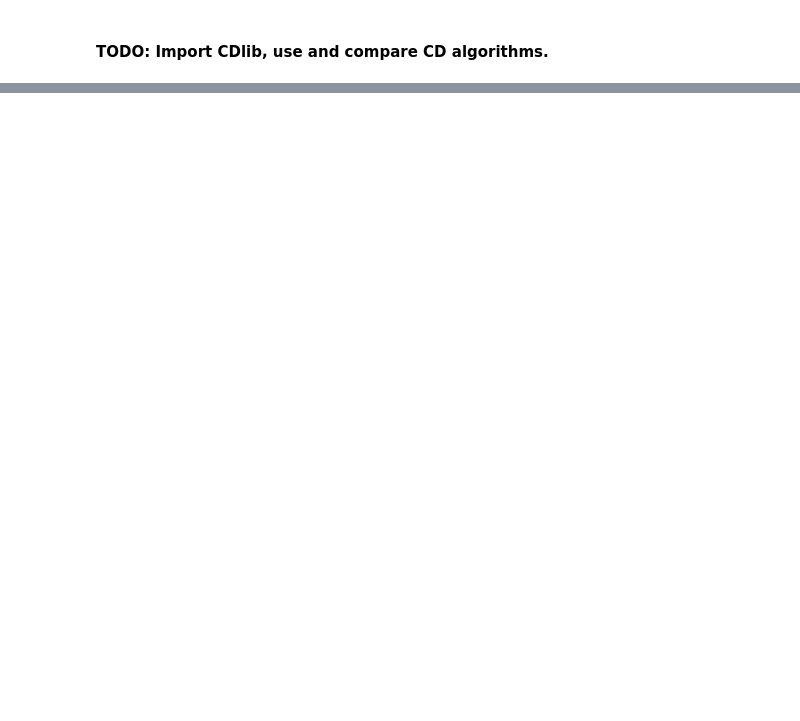
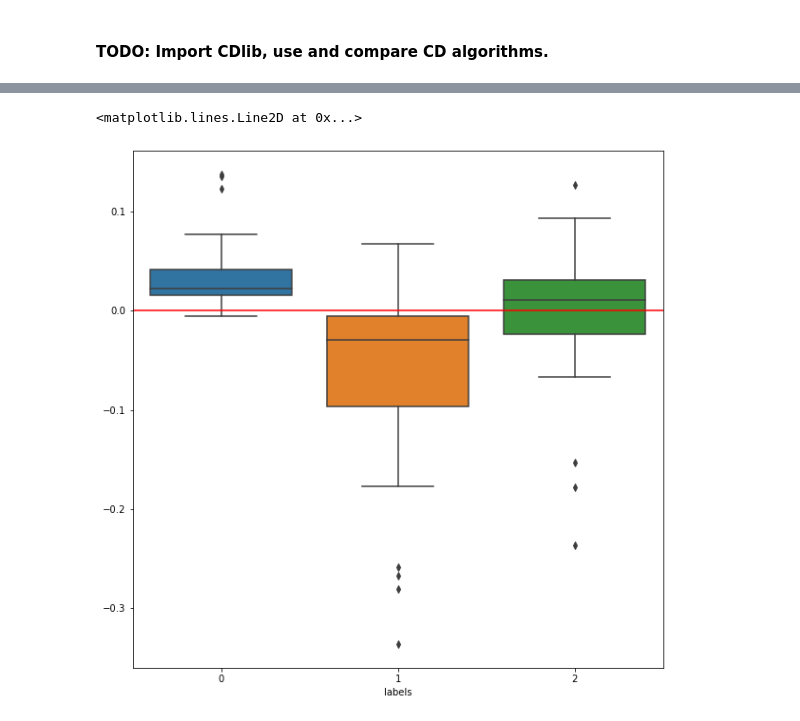
Before and after one commit to RogelioLozano/AOFFTN, a Jupyter notebook: Exploration_V3/network_based_tsclsut.ipynb, the cells around one changed output, grey strips where cells are left out. Saved outputs shown, nothing was run; the diff lists cells and outputs as text; code cells hidden in the pictures; blank space fills up the shorter version.

```diff
--- a/Exploration_V3/network_based_tsclsut.ipynb
+++ b/Exploration_V3/network_based_tsclsut.ipynb
@@ -72 +88,8 @@ plt.axvline(0,c='red')
+# %%
+plt.figure(figsize=(10,10))
+sns.boxplot(data=mergd_afex_communities.groupby('labels').mean().T)
+plt.axhline(0,c='red')
+# %% [output]
+<matplotlib.lines.Line2D at 0x...>
+[figure, added]
 # %%
```
Also changed, not shown: parts of 20 cells of this notebook.
